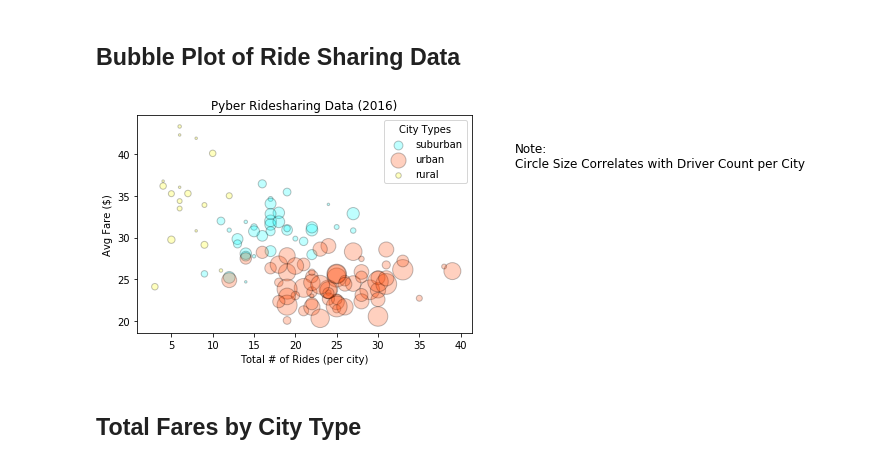
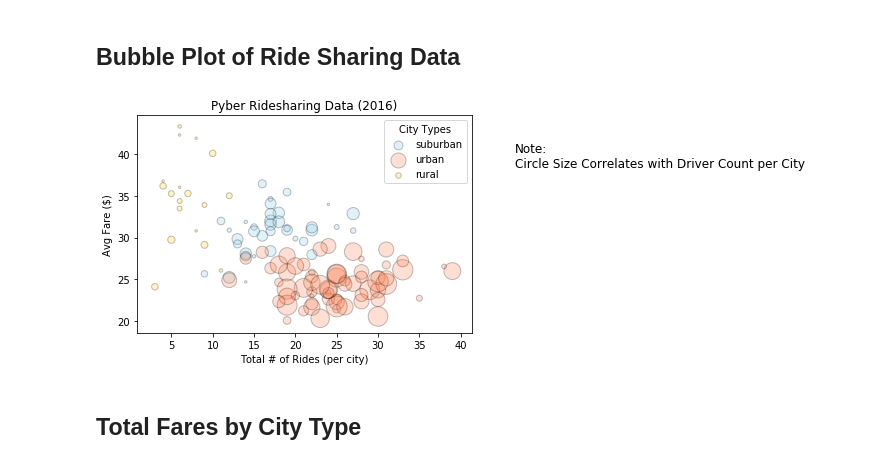
Before and after one commit to jcasino777/Northwestern-Bootcamp, a Jupyter notebook: HW5/pyber_JC.ipynb, the cells around one changed output. Cells and saved outputs as stored; diff of their text form; code cells hidden in the pictures.

```diff
--- a/HW5/pyber_JC.ipynb
+++ b/HW5/pyber_JC.ipynb
@@ -39,37 +39,37 @@ maxfare = data['fare'].max()
 avgfare = data.groupby(['type','city']).mean()[['fare']]
 chartdata = pd.merge(pd.merge(avgfare,ridesbycity,on='city'),citydata,on='city')
 chartdata.rename(columns={'type_x':'rides','type_y':'type'}, inplace=True)
 
 #create three dataframes for each city type
 urban = chartdata.loc[chartdata['type'] == 'Urban']
 rural = chartdata.loc[chartdata['type'] == 'Rural']
 suburban = chartdata.loc[chartdata['type'] == 'Suburban']
 
 # Build the scatter plots for each city types
-plt.scatter(suburban['rides'], suburban['fare'], marker="o", facecolors="aqua", edgecolors="black",
+plt.scatter(suburban['rides'], suburban['fare'], marker="o", facecolors="SkyBlue", edgecolors="black",
             s=suburban['driver_count']*6, alpha=.25,label="suburban")
-plt.scatter(urban['rides'], urban['fare'], marker="o", facecolors="orangered", edgecolors="black",
+plt.scatter(urban['rides'], urban['fare'], marker="o", facecolors="Coral", edgecolors="black",
             s=urban['driver_count']*6, alpha=.25,label="urban")
-plt.scatter(rural['rides'], rural['fare'], marker="o", facecolors="yellow", edgecolors="black",
+plt.scatter(rural['rides'], rural['fare'], marker="o", facecolors="Gold", edgecolors="black",
             s=rural['driver_count']*6, alpha=.25,label="rural")
 
 
 # Incorporate the other graph properties
 plt.title("Pyber Ridesharing Data (2016)")
 plt.xlabel("Total # of Rides (per city)")
 plt.ylabel("Avg Fare ($)")
 
 # Create a legend
 plt.legend(loc=1,title="City Types")
 
 # Incorporate a text label regarding circle size
 plt.figtext(1, .7,"Note:\n Circle Size Correlates with Driver Count per City", wrap=True,
             horizontalalignment='left', fontsize=12)
 
 # Save Figure
 plt.savefig("PyberBubbleChart.png")
 # %% [output]
-[figure, old version]
+[figure, new version]
 # %%
 # Show plot
 plt.show()
```
Also changed, not shown: parts of 3 cells of this notebook, 4 other files.
